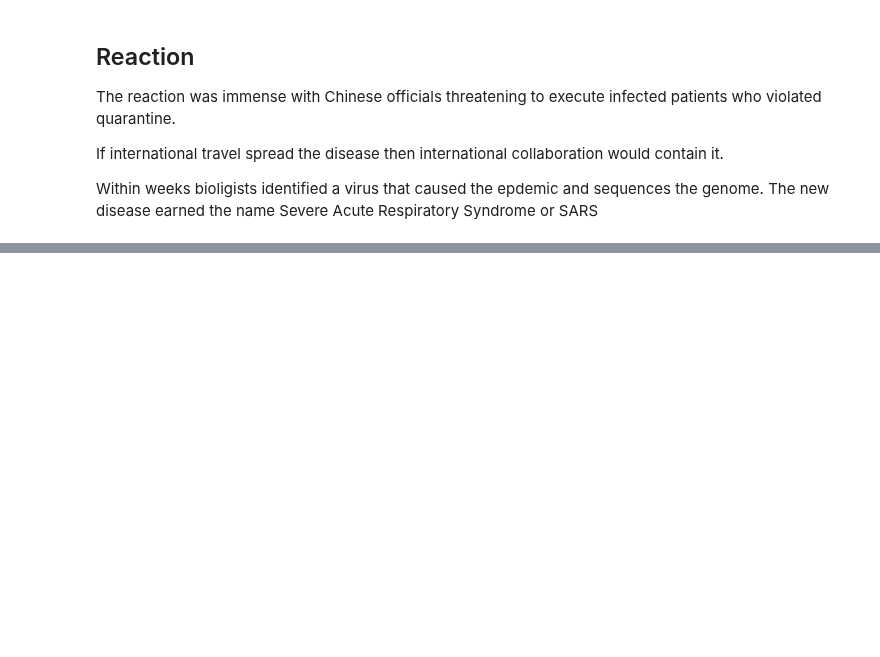
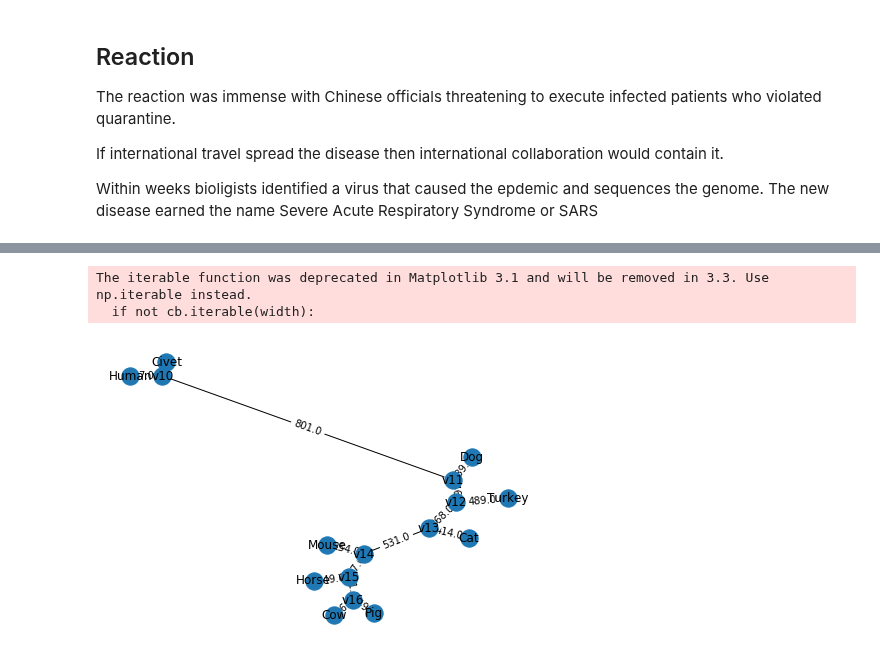
Before and after one commit to anderson-github-classroom/csc-448-student, a Jupyter notebook: labs/Lab2.ipynb, the cells around one changed output, grey strips where cells are left out. Saved outputs shown, nothing was run; the diff lists cells and outputs as text; code cells hidden in the pictures; blank space fills up the shorter version.

```diff
--- a/labs/Lab2.ipynb
+++ b/labs/Lab2.ipynb
@@ -332,0 +373,3 @@ Position: 3923621
+# %%
+D_sars = pd.read_csv('../data/coronavirus_distance_matrix_additive.txt',index_col=0)
+D_sars
@@ -332,0 +387,7 @@ Position: 3923621
+# %%
+G3 = additive_phylogeny(D_sars,len(D_sars)+1)
+show(G3)
+# %% [output]
+The iterable function was deprecated in Matplotlib 3.1 and will be removed in 3.3. Use np.iterable instead.
+  if not cb.iterable(width):
+[figure, added]
```
Also changed, not shown: parts of 87 cells of this notebook, 5 other files.
